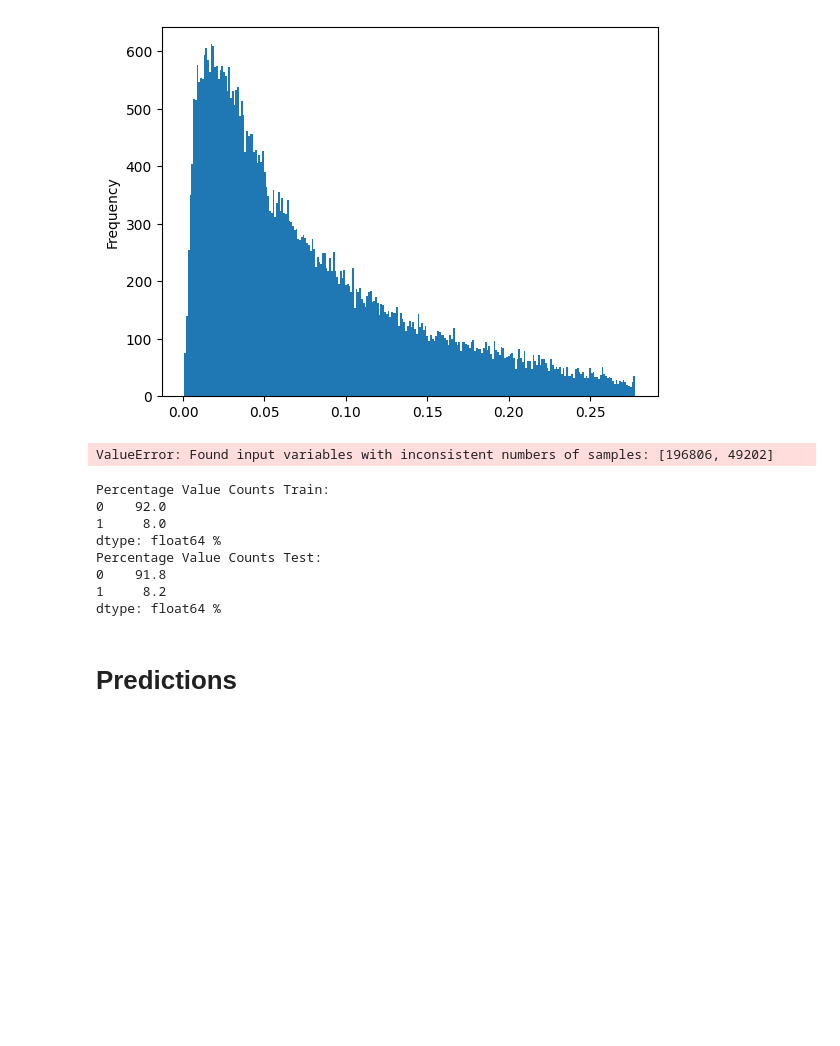
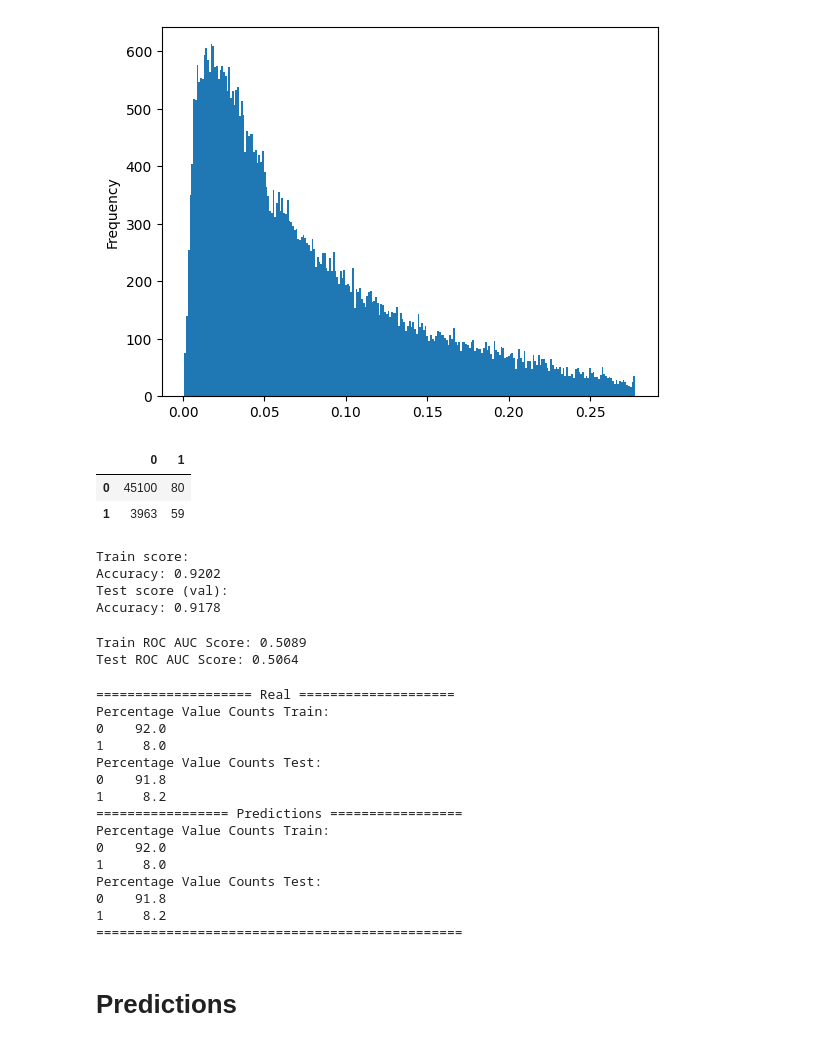
Before and after one commit to jackonedev/pipelines_and_machine_learning, a Jupyter notebook: NN_model.ipynb, the cells around one changed output. Drawn from its saved outputs; the diff is of its cells as text; code cells hidden in the pictures; blank space fills up the shorter version.

```diff
--- a/NN_model.ipynb
+++ b/NN_model.ipynb
@@ -1118,6 +1186,32 @@ pd.Series(train_proba).plot(kind="hist", bins=255, alpha=1)
 # %% [output]
 <AxesSubplot: ylabel='Frequency'>
 [figure]
+# %%
+# Confusion Matrix
+
+recall_score(y_true=y_val, y_pred=test_proba > 0.5) # mayor a 0.44
+f1_score(y_true=y_val, y_pred=test_proba > 0.5) #
+confusion_matrix(y_true=y_val, y_pred=test_proba > 0.5, normalize="all", )
+cm = pd.DataFrame(confusion_matrix(y_true=y_val, y_pred=test_proba > 0.271))
+cm
+# %% [output]
+|  | 0 | 1 |
+| 0 | 45100 | 80 |
+| 1 | 3963 | 59 |
+# %%
+# Binary Prediction
+threshold = 0.271
+
+print("Train score:")
+predictions_train = predict(train_x_flatten, Y, parameters, threshold=threshold)
+
+print("Test score (val):")
+predictions_test = predict(test_x_flatten, Y_test, parameters, threshold=threshold)
+# %% [output]
+Train score:
+Accuracy: 0.9202
+Test score (val):
+Accuracy: 0.9178
 # %%
 # ROC AUC Score
 # try:
@@ -1129,32 +1223,52 @@ pd.Series(train_proba).plot(kind="hist", bins=255, alpha=1)
 # except:
 #     print("There are only one class in the target variable")
 
-train_score = roc_auc_score(y_true=Y.T, y_score=train_proba)
-test_score = roc_auc_score(y_true=Y_test, y_score=test_proba)
+train_score = roc_auc_score(y_true=Y[0], y_score=predictions_train[0])
+test_score = roc_auc_score(y_true=Y_test[0], y_score=predictions_test[0])
 print()
 print("Train ROC AUC Score: {:.4f}".format(train_score))
 print("Test ROC AUC Score: {:.4f}".format(test_score))
 # %% [output]
-ValueError: Found input variables with inconsistent numbers of samples: [196806, 49202]
+Train ROC AUC Score: 0.5089
+Test ROC AUC Score: 0.5064
 # %%
-train_proba
+# Summary
+
+vc_train_real = y_train.value_counts()
+vc_test_real = y_val.value_counts()
 
 vc_train = pd.Series(Y[0]).value_counts()
 vc_test = pd.Series(Y_test[0]).value_counts()
 
-vc_train_pct = (vc_train / vc_train.sum()) *100
-vc_test_pct = (vc_test / vc_test.sum()) *100
+vcr_train_pct = (vc_train_real / vc_train_real.sum()) *100
+vcr_test_pct = (vc_test_real / vc_test_real.sum()) *100
 
-print(f"Percentage Value Counts Train: \n{round(vc_train_pct, 1)} %")
-print(f"Percentage Value Counts Test: \n{round(vc_test_pct, 1)} %")
+
+vc_train_pct = ((vc_train / vc_train.sum()) *100)
+vc_test_pct = ((vc_test / vc_test.sum()) *100)
+
+print("="*20, "Real", "="*20)
+print(f"Percentage Value Counts Train: \n{round(vcr_train_pct, 1).to_string()}")
+print(f"Percentage Value Counts Test: \n{round(vcr_test_pct, 1).to_string()}")
+print("="*17, "Predictions", "="*17)
+print(f"Percentage Value Counts Train: \n{round(vc_train_pct, 1).to_string()}")
+print(f"Percentage Value Counts Test: \n{round(vc_test_pct, 1).to_string()}")
+print("="*47)
 # %% [output]
+==================== Real ====================
 Percentage Value Counts Train:
 0    92.0
 1     8.0
-dtype: float64 %
 Percentage Value Counts Test:
 0    91.8
 1     8.2
-dtype: float64 %
+================= Predictions =================
+Percentage Value Counts Train:
+0    92.0
+1     8.0
+Percentage Value Counts Test:
+0    91.8
+1     8.2
+===============================================
 # %% [markdown]
 # Predictions
```
Also changed, not shown: parts of 16 cells of this notebook.
